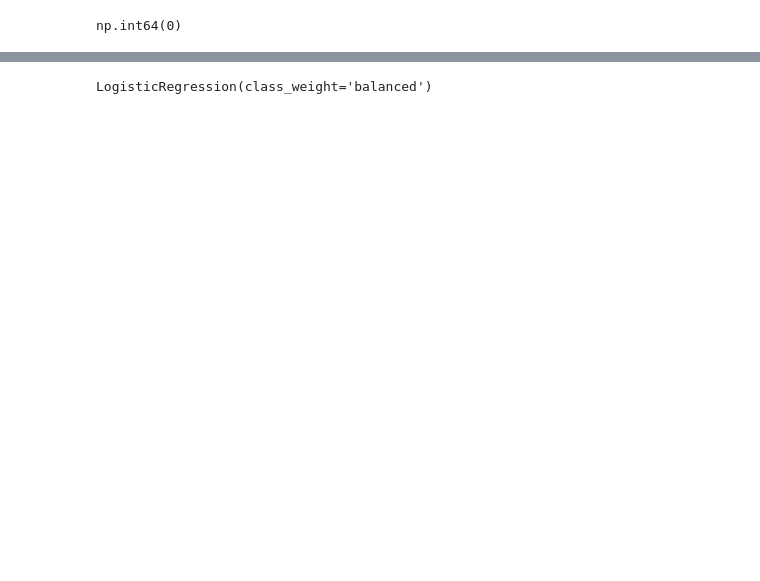
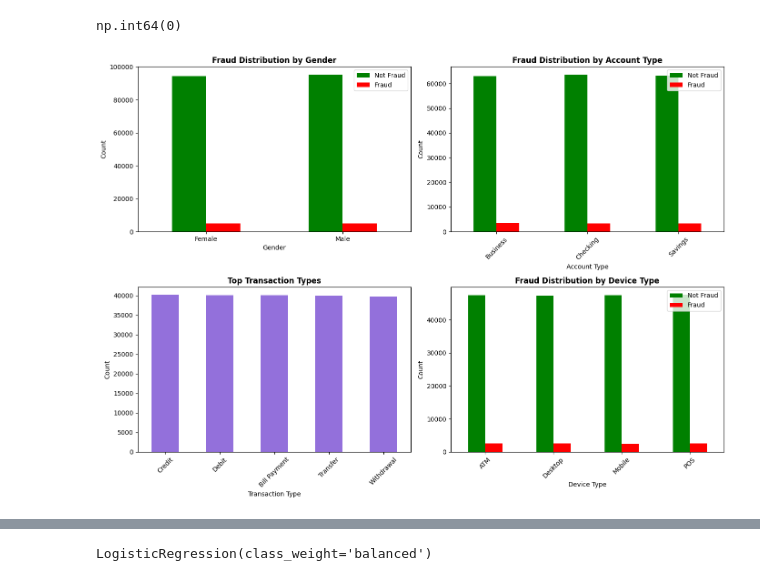
Before and after one commit to TheGitSlender/Bank-Fraud-Detection-Project, a Jupyter notebook: bank_fraud.ipynb, the cells around one changed output, grey strips where cells are left out. Saved outputs shown, nothing was run; the diff lists cells and outputs as text; code cells hidden in the pictures; blank space fills up the shorter version.

Commit message:
visualization and markdowns done

```diff
--- a/bank_fraud.ipynb
+++ b/bank_fraud.ipynb
@@ -93,3 +110,46 @@ memory usage: 24.4+ MB
 df.duplicated().sum()
 # %% [output]
 np.int64(0)
+# %%
+# Categorical features distribution
+fig, axes = plt.subplots(2, 2, figsize=(14, 10))
+
+# Gender
+gender_fraud = df.groupby(['Gender', 'Is_Fraud']).size().unstack(fill_value=0)
+gender_fraud.plot(kind='bar', ax=axes[0, 0], color=['green', 'red'])
+axes[0, 0].set_title('Fraud Distribution by Gender', fontweight='bold')
+axes[0, 0].set_xlabel('Gender')
+axes[0, 0].set_ylabel('Count')
+axes[0, 0].legend(['Not Fraud', 'Fraud'])
+axes[0, 0].tick_params(axis='x', rotation=0)
+
+# Account Type
+account_fraud = df.groupby(['Account_Type', 'Is_Fraud']).size().unstack(fill_value=0)
+account_fraud.plot(kind='bar', ax=axes[0, 1], color=['green', 'red'])
+axes[0, 1].set_title('Fraud Distribution by Account Type', fontweight='bold')
+axes[0, 1].set_xlabel('Account Type')
+axes[0, 1].set_ylabel('Count')
+axes[0, 1].legend(['Not Fraud', 'Fraud'])
+axes[0, 1].tick_params(axis='x', rotation=45)
+
+# Transaction Type
+trans_type = df['Transaction_Type'].value_counts().head(10)
+trans_type.plot(kind='bar', ax=axes[1, 0], color='mediumpurple')
+axes[1, 0].set_title('Top Transaction Types', fontweight='bold')
+axes[1, 0].set_xlabel('Transaction Type')
+axes[1, 0].set_ylabel('Count')
+axes[1, 0].tick_params(axis='x', rotation=45)
+
+# Device Type
+device_fraud = df.groupby(['Device_Type', 'Is_Fraud']).size().unstack(fill_value=0)
+device_fraud.plot(kind='bar', ax=axes[1, 1], color=['green', 'red'])
+axes[1, 1].set_title('Fraud Distribution by Device Type', fontweight='bold')
+axes[1, 1].set_xlabel('Device Type')
+axes[1, 1].set_ylabel('Count')
+axes[1, 1].legend(['Not Fraud', 'Fraud'])
+axes[1, 1].tick_params(axis='x', rotation=45)
+
+plt.tight_layout()
+plt.show()
+# %% [output]
+[figure, added]
```
Also changed, not shown: parts of 21 cells of this notebook.
